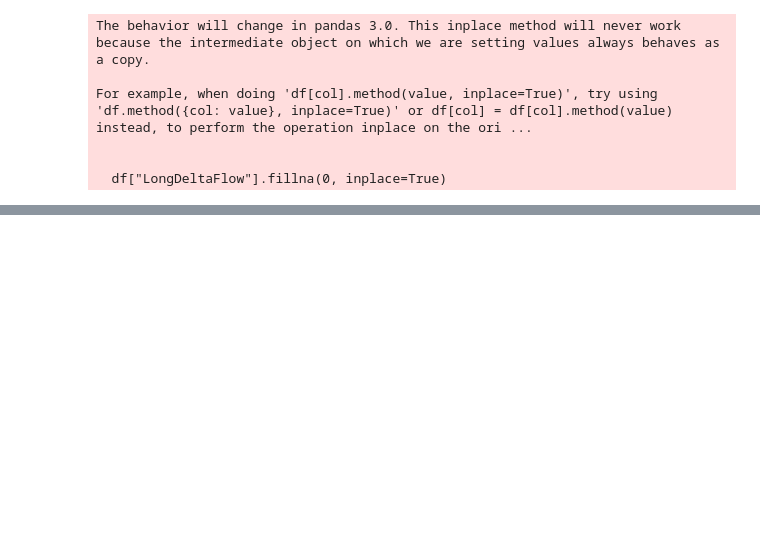
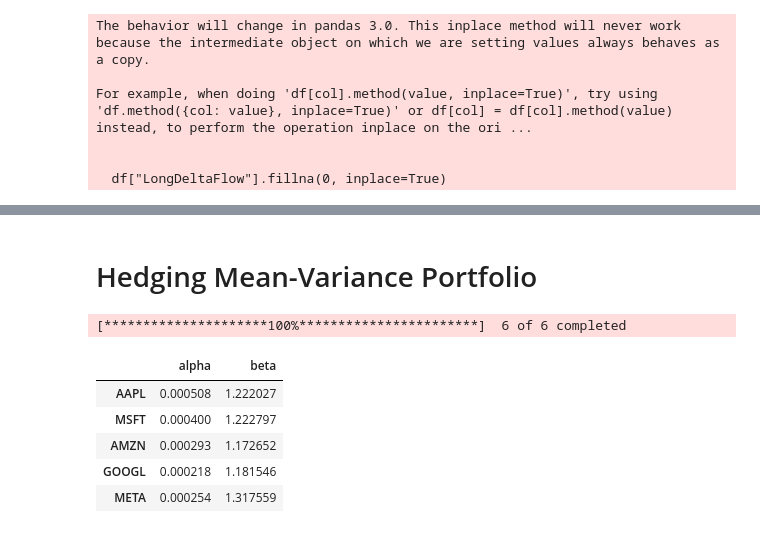
Before and after one commit to Guillaume-melis/Numerical_Methods_for_finance, a Jupyter notebook: Cours 4/Hedging.ipynb, the cells around one changed output, grey strips where cells are left out. Drawn from its saved outputs; the diff is of its cells as text; code cells hidden in the pictures; blank space fills up the shorter version.

```diff
--- a/Cours 4/Hedging.ipynb
+++ b/Cours 4/Hedging.ipynb
@@ -200,0 +212,2 @@ plt.show()
+# %% [markdown]
+# Hedging Mean-Variance Portfolio
@@ -200,0 +217,11 @@ plt.show()
+# %%
+tickers = ["AAPL", "MSFT", "AMZN", "GOOGL", "META"]
+market_ticker = "SPY"
+
+data = yf.download(tickers + [market_ticker], start="2018-01-01", end="2025-01-01")["Close"]
+returns = data.pct_change().dropna()
+
+stock_returns = returns[tickers]
+market_returns = returns[market_ticker]
+# %% [output]
+[*********************100%***********************]  6 of 6 completed
@@ -200,0 +230,24 @@ plt.show()
+# %%
+alphas = []
+betas = []
+
+X = market_returns.values.reshape(-1,1)
+
+for t in tickers:
+    y = stock_returns[t].values
+    reg = LinearRegression().fit(X, y)
+    alphas.append(reg.intercept_)
+    betas.append(reg.coef_[0])
+
+alpha = np.array(alphas)
+beta = np.array(betas)
+
+df_factors = pd.DataFrame({"alpha": alpha, "beta": beta}, index=tickers)
+df_factors
+# %% [output]
+|  | alpha | beta |
+| AAPL | 0.000508 | 1.222027 |
+| MSFT | 0.000400 | 1.222797 |
+| AMZN | 0.000293 | 1.172652 |
+| GOOGL | 0.000218 | 1.181546 |
+| META | 0.000254 | 1.317559 |
```
Also changed, not shown: parts of 24 cells of this notebook, 1 other file.
